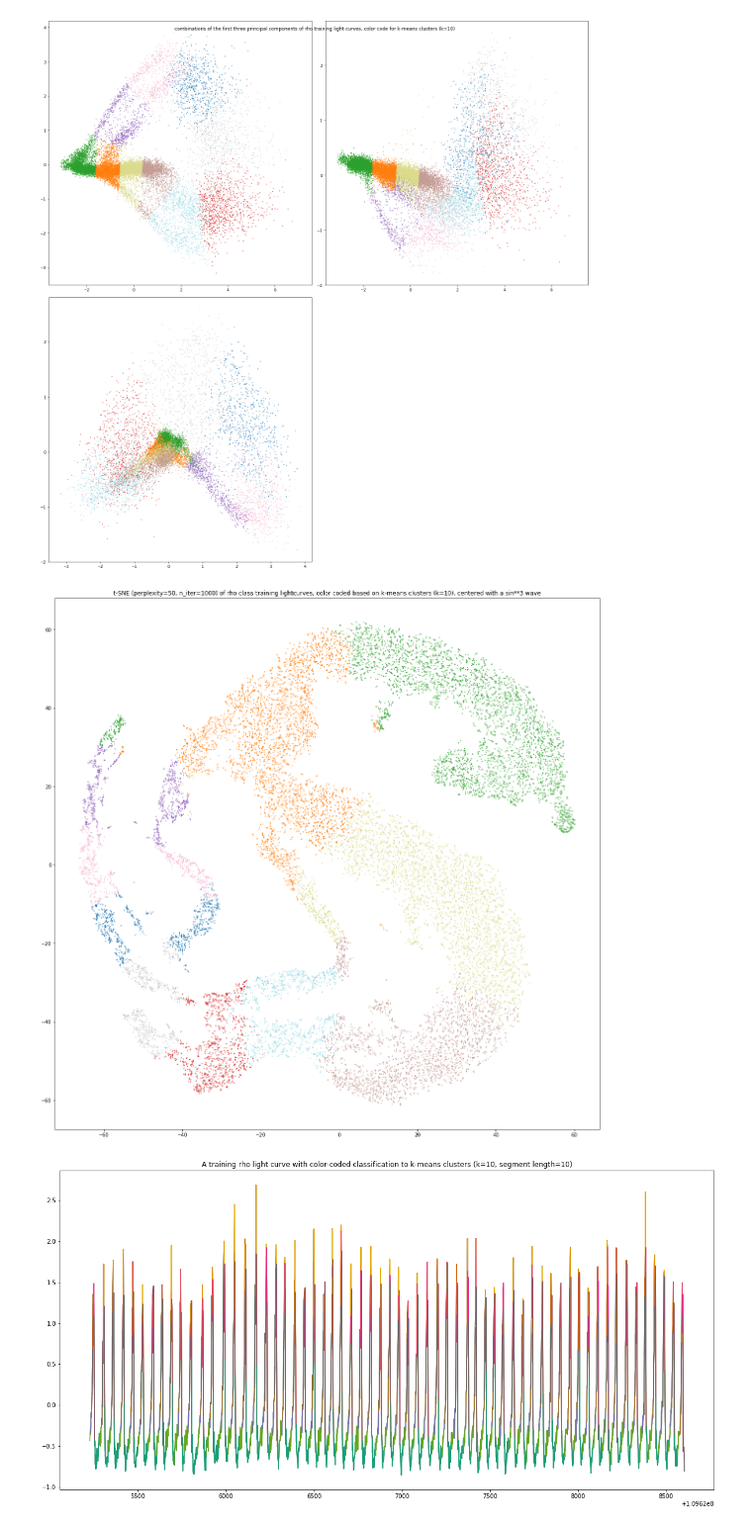
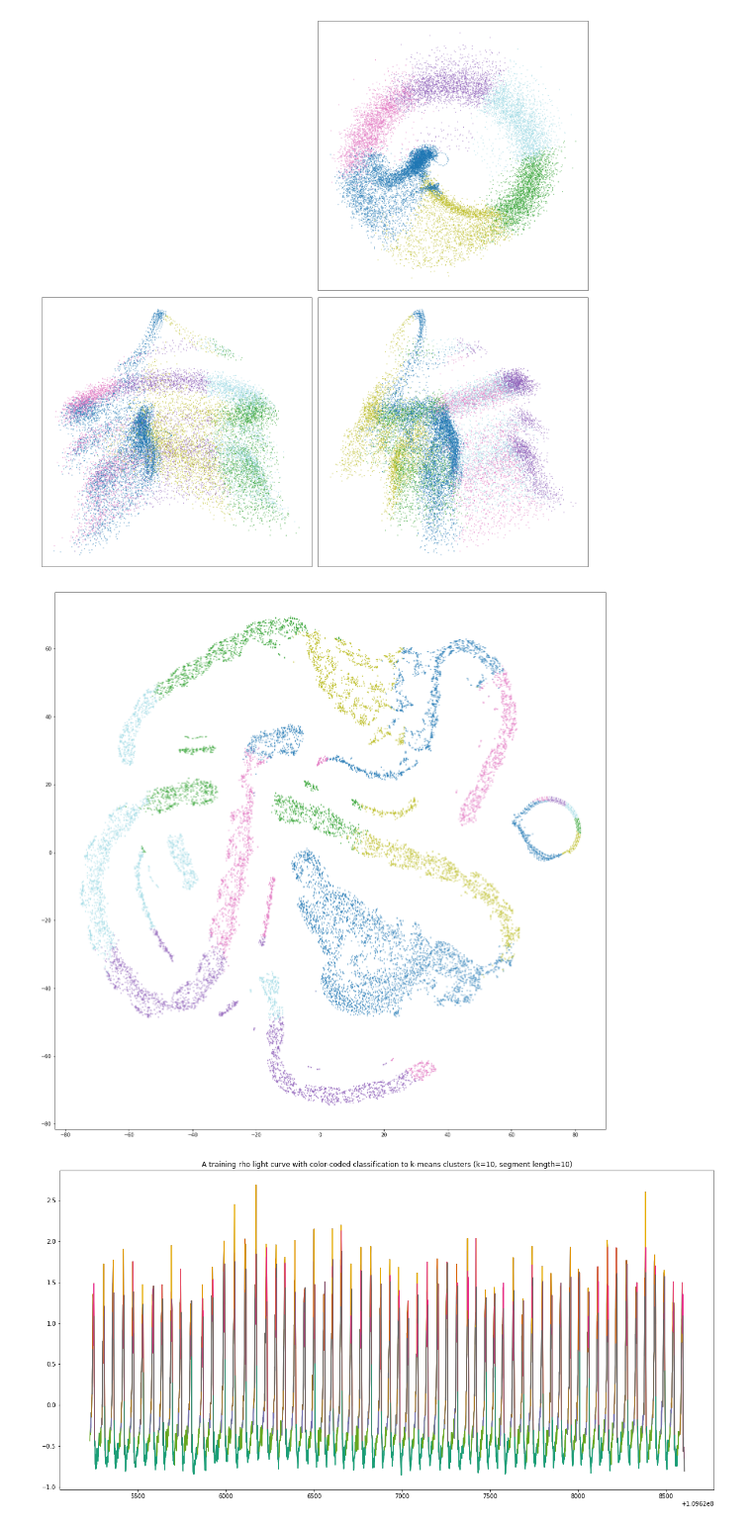
Before and after one commit to jorwatkapola/timeseries_segment_clustering, a Jupyter notebook: visualisation.ipynb, the cells around one changed output. Shown at 99% size. Cells and saved outputs as stored; diff of their text form; code cells hidden in the pictures.

```diff
--- a/visualisation.ipynb
+++ b/visualisation.ipynb
@@ -122,8 +122,8 @@ importlib.reload(sc)
 ##train the model
 model_class="rho"
 #hyperparameters and settings
-n_clusters=10
-length=10
+n_clusters=6
+length=50
 time_stamps=False
 offset=True
 #loop throught the light curves of a given class and segments them
@@ -175,18 +168,21 @@ plt.show()
 # %%
 %matplotlib inline
 plt.figure(figsize=(20,20))
-plt.subplot(221)
+plt.subplot(222)
 plt.scatter(trans_data[:,0],trans_data[:,1],s=1, c=clusters, cmap="tab20")
-plt.subplot(222)
+plt.setp(plt.gca(), xticks=[], yticks=[])
+plt.subplot(223)
 plt.scatter(trans_data[:,0],trans_data[:,2],s=1, c=clusters, cmap="tab20")
-plt.subplot(223)
+plt.setp(plt.gca(), xticks=[], yticks=[])
+plt.subplot(224)
 plt.scatter(trans_data[:,1],trans_data[:,2],s=1, c=clusters, cmap="tab20")
+plt.setp(plt.gca(), xticks=[], yticks=[])
 plt.tight_layout()
-plt.suptitle("combinations of the first three principal components of rho training light curves, color code for k-means clusters (k=10)")
-#plt.savefig("PCA_k10_sin3.png", dpi=300)
+#plt.suptitle("combinations of the first three principal components of rho training light curves, color code for k-means clusters (k=10)")
+plt.savefig("christmas_tree.png", dpi=300)
 plt.show()
 # %% [output]
-[figure, old version]
+[figure, new version]
 # %%
 from sklearn.manifold import TSNE
 
@@ -195,24 +191,24 @@ tsne_results = tsne.fit_transform(all_train_segments)
 # %%
 #50
 plt.figure(figsize=(20,20))
-plt.title("t-SNE (perplexity=50, n_iter=1000) of rho class training lightcurves, color coded based on k-means clusters (k=10), centered with a sin**3 wave")
+#plt.title("t-SNE (perplexity=50, n_iter=1000) of rho class training lightcurves, color coded based on k-means clusters (k=10), centered with a sin**3 wave")
 plt.scatter(tsne_results[:,0],tsne_results[:,1], s=1, c=clusters, cmap="tab20")
 
 
 
 
-from scipy.spatial import ConvexHull
+# from scipy.spatial import ConvexHull
 
-for n_cluster in range(10):
-    n_inds = np.where(clusters == n_cluster)[0]
-    points = tsne_results[n_inds]
-    hull = ConvexHull(points)
+# for n_cluster in range(10):
+#     n_inds = np.where(clusters == n_cluster)[0]
+#     points = tsne_results[n_inds]
+#     hull = ConvexHull(points)
    #for simplex in hull.simplices:
       # plt.plot(points[simplex, 0], points[simplex, 1], "k-")
-#plt.savefig("tsne_k10_1000iter_sin3.png", dpi=300)
+plt.savefig("tsne.png", dpi=300)
 plt.show()
 # %% [output]
-[figure, old version]
+[figure, new version]
 # %%
 plt.figure(figsize=(20,10))
 lc=x_train[training_ys[5]]
```
Also changed, not shown: parts of 6 cells of this notebook, 6 other files.
